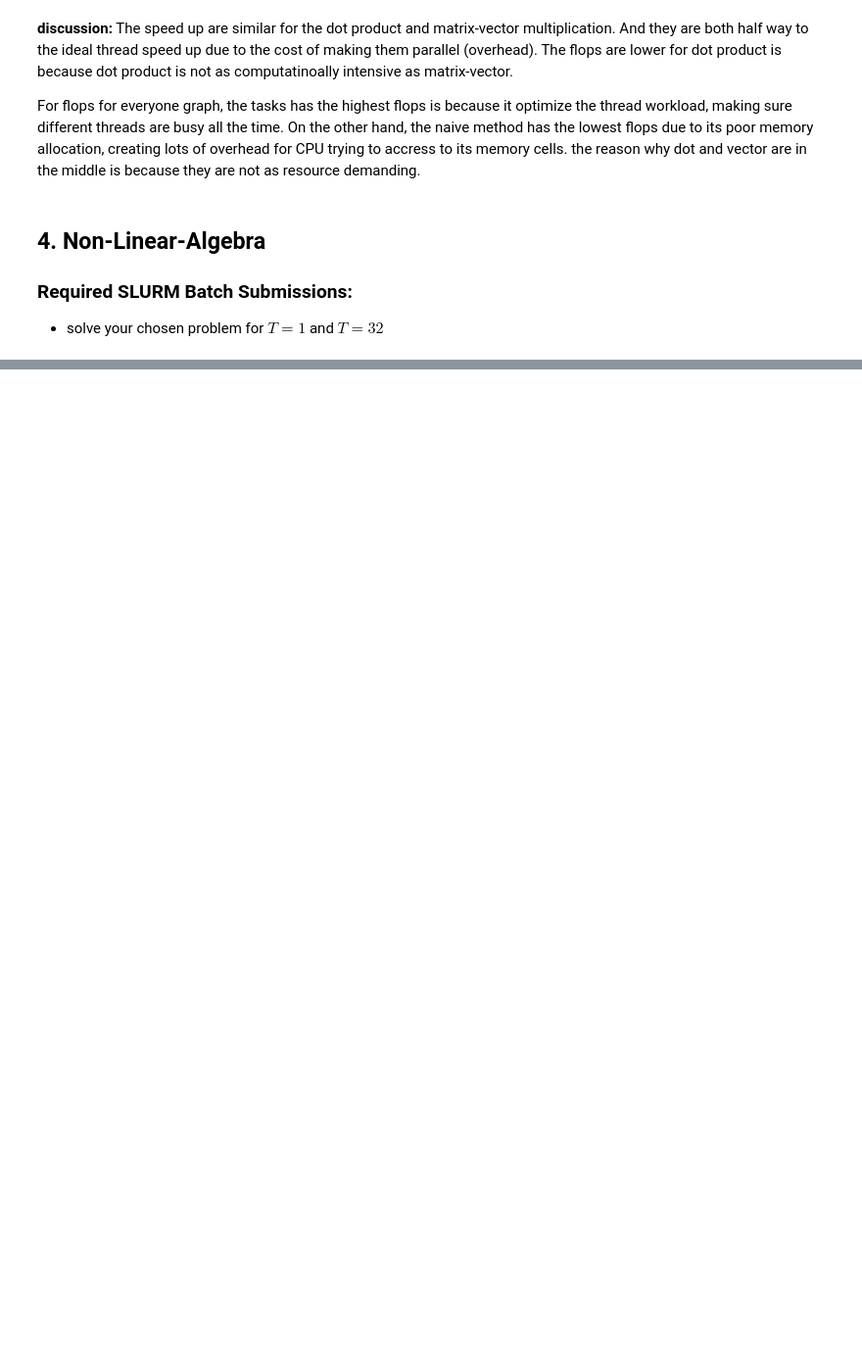
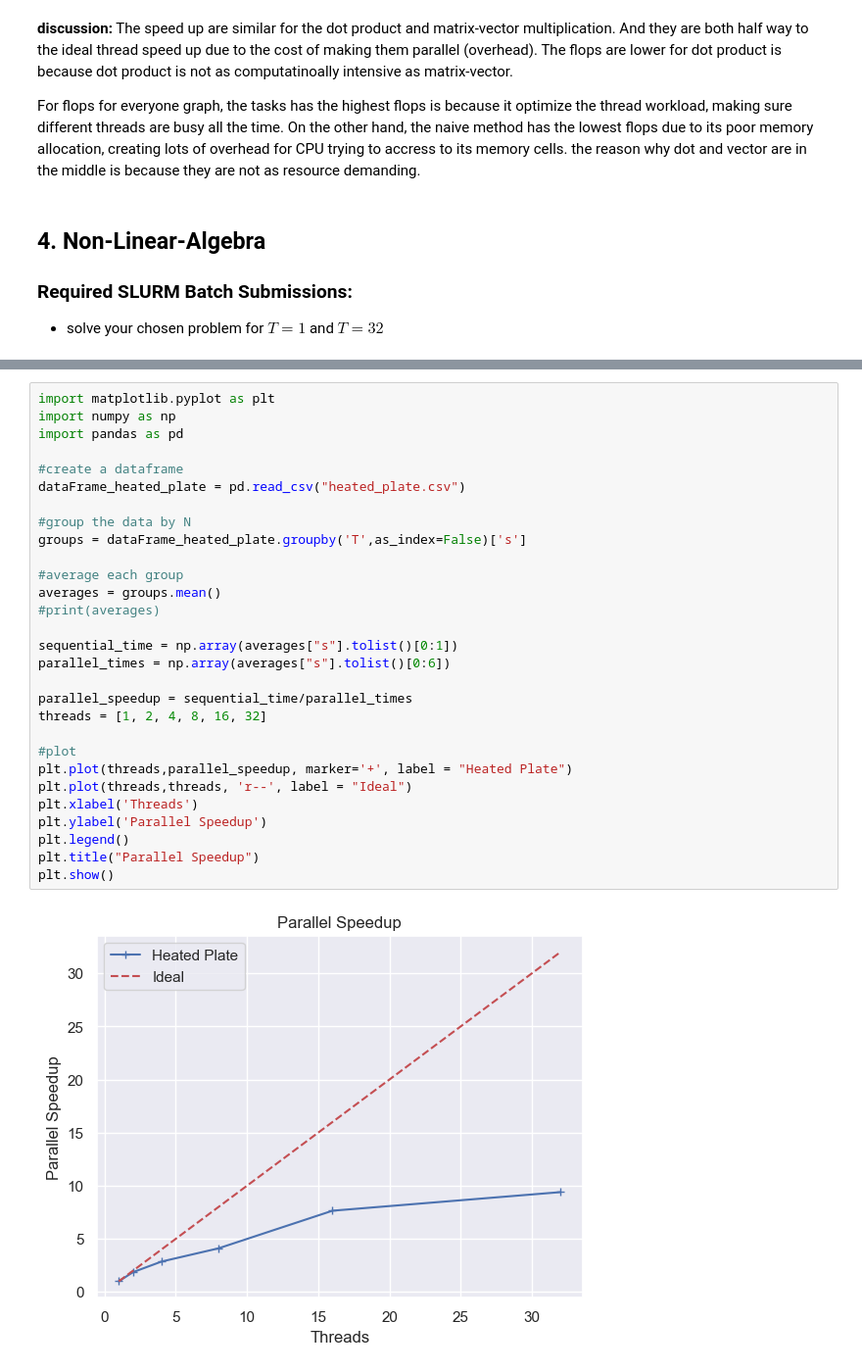
Before and after one commit to awwle6107/eecs569_assignment, a Jupyter notebook: hw2/hw02-submission-groupname.ipynb, the cells around one changed output, grey strips where cells are left out. Shown: that part at 98% size. Drawn from its saved outputs; the diff is of its cells as text; blank space fills up the shorter version.

```diff
--- a/hw2/hw02-submission-groupname.ipynb
+++ b/hw2/hw02-submission-groupname.ipynb
@@ -562,0 +577,31 @@ Discuss your problem with another group and describe their problem in a few sent
+# %%
+import matplotlib.pyplot as plt
+import numpy as np
+import pandas as pd
+
+#create a dataframe
+dataFrame_heated_plate = pd.read_csv("heated_plate.csv")
+
+#group the data by N
+groups = dataFrame_heated_plate.groupby('T',as_index=False)['s']
+
+#average each group
+averages = groups.mean()
+#print(averages)
+
+sequential_time = np.array(averages["s"].tolist()[0:1])
+parallel_times = np.array(averages["s"].tolist()[0:6])
+
+parallel_speedup = sequential_time/parallel_times
+threads = [1, 2, 4, 8, 16, 32]
+
+#plot
+plt.plot(threads,parallel_speedup, marker='+', label = "Heated Plate")
+plt.plot(threads,threads, 'r--', label = "Ideal")
+plt.xlabel('Threads')
+plt.ylabel('Parallel Speedup')
+plt.legend()
+plt.title("Parallel Speedup")
+plt.show()
+# %% [output]
+[figure, added]
```
Also changed, not shown: parts of 18 cells of this notebook, 8 other files.
